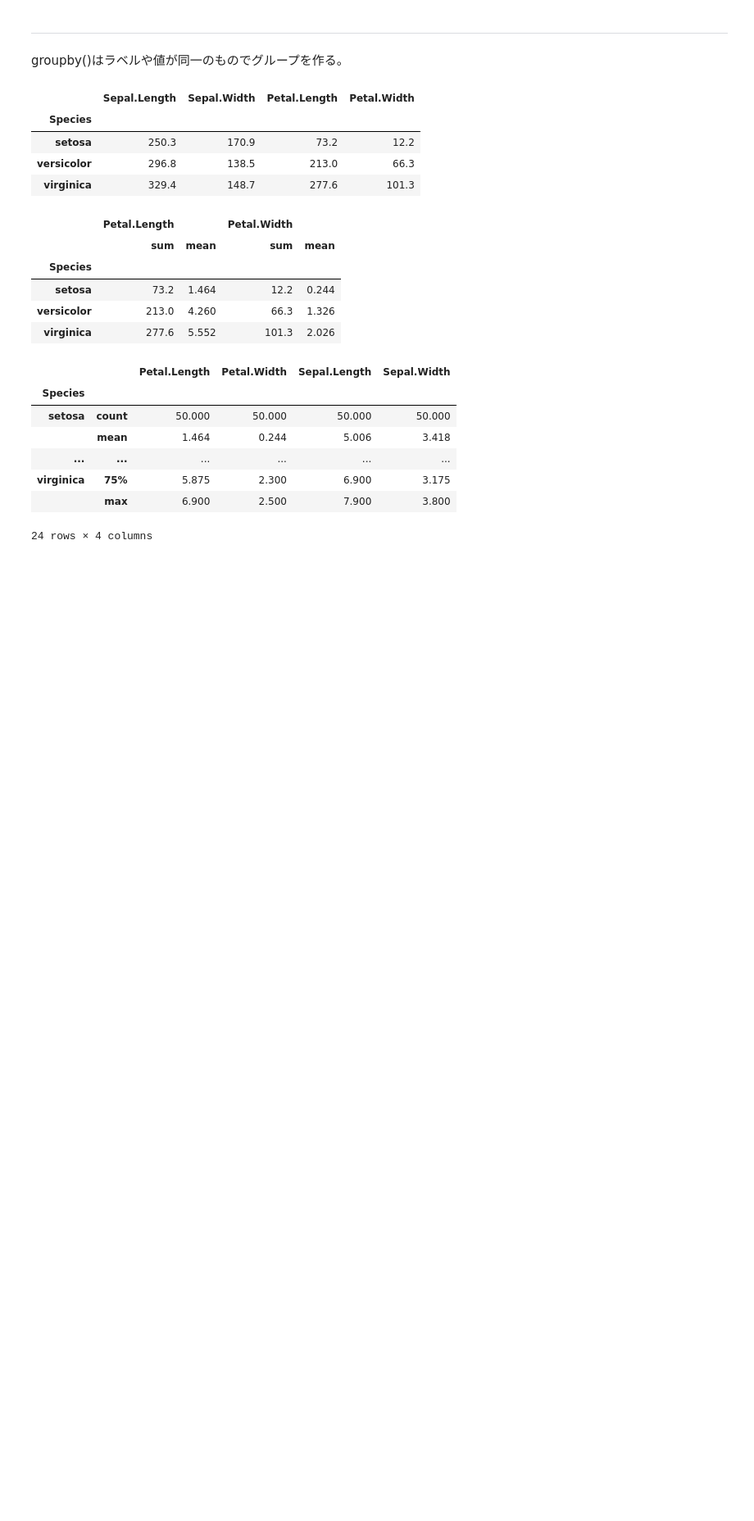
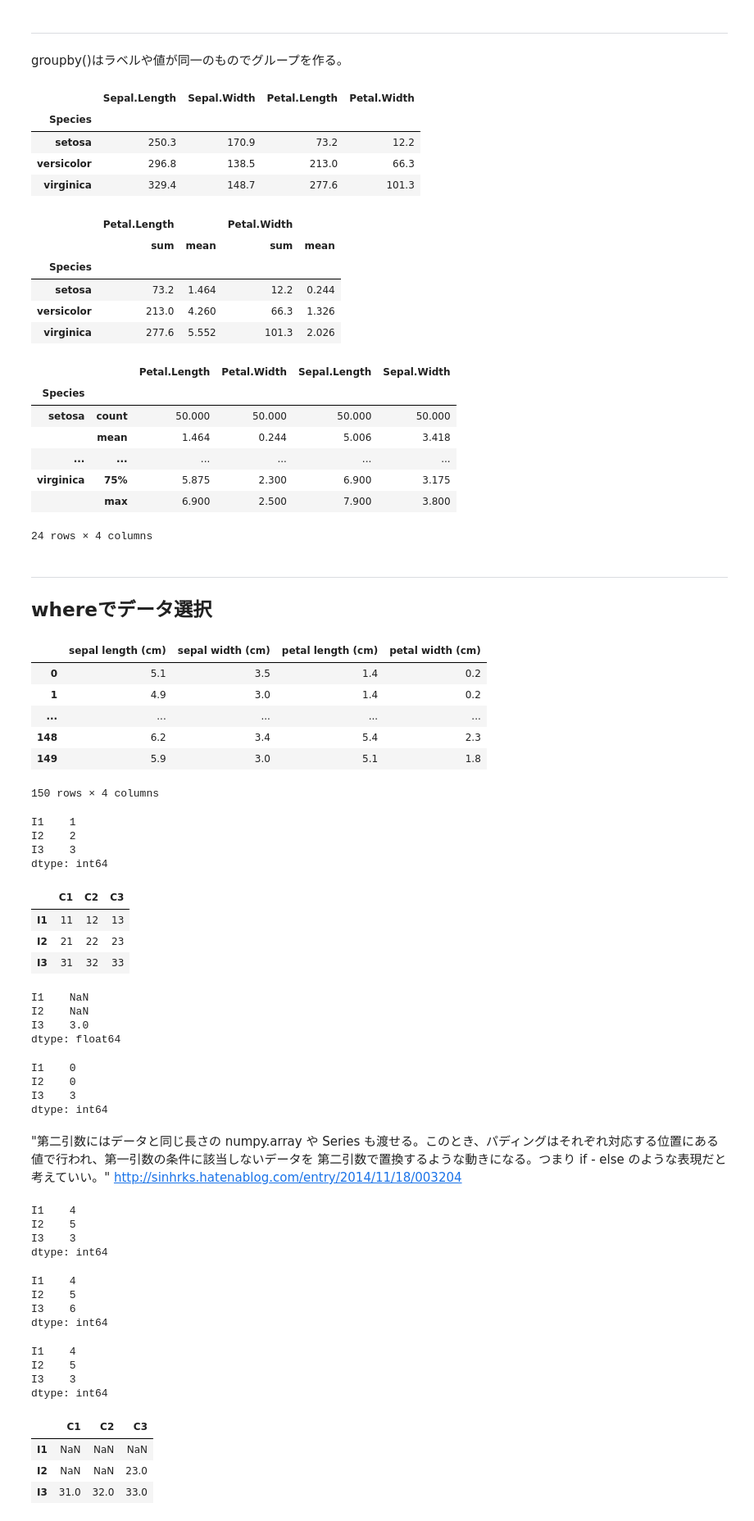
Before and after one commit to lyakaap/notebooks, a Jupyter notebook: MachineLearning/pandas_tutorial.ipynb, the cells around one changed output. Shown at 82% size. Drawn from its saved outputs; the diff is of its cells as text; code cells hidden in the pictures; blank space fills up the shorter version.

```diff
--- a/MachineLearning/pandas_tutorial.ipynb
+++ b/MachineLearning/pandas_tutorial.ipynb
@@ -352,3 +352,81 @@ iris.groupby('Species').describe()
 | virginica | 75% | 5.875 | 2.300 | 6.900 | 3.175 |
 |  | max | 6.900 | 2.500 | 7.900 | 3.800 |
 24 rows × 4 columns
+# %% [markdown]
+---
+## whereでデータ選択
+# %%
+df
+# %% [output]
+|  | sepal length (cm) | sepal width (cm) | petal length (cm) | petal width (cm) |
+| 0 | 5.1 | 3.5 | 1.4 | 0.2 |
+| 1 | 4.9 | 3.0 | 1.4 | 0.2 |
+| ... | ... | ... | ... | ... |
+| 148 | 6.2 | 3.4 | 5.4 | 2.3 |
+| 149 | 5.9 | 3.0 | 5.1 | 1.8 |
+150 rows × 4 columns
+# %%
+s1 = pd.Series([1, 2, 3], index=['I1', 'I2', 'I3'])
+s1
+# %% [output]
+I1    1
+I2    2
+I3    3
+dtype: int64
+# %%
+df1 = pd.DataFrame({'C1': [11, 21, 31],
+                    'C2': [12, 22, 32],
+                    'C3': [13, 23, 33]},
+                   index = ['I1', 'I2', 'I3'])
+df1
+# %% [output]
+|  | C1 | C2 | C3 |
+| I1 | 11 | 12 | 13 |
+| I2 | 21 | 22 | 23 |
+| I3 | 31 | 32 | 33 |
+# %%
+s1.where(s1 > 2) # 条件を満たさない部分はNaNが埋められる
+# %% [output]
+I1    NaN
+I2    NaN
+I3    3.0
+dtype: float64
+# %%
+s1.where(s1 > 2, 0) # NaN埋めの代わりに引数で指定したもので埋めることが出来る
+# %% [output]
+I1    0
+I2    0
+I3    3
+dtype: int64
+# %% [markdown]
+"第二引数にはデータと同じ長さの numpy.array や Series も渡せる。このとき、パディングはそれぞれ対応する位置にある値で行われ、第一引数の条件に該当しないデータを 第二引数で置換するような動きになる。つまり if - else のような表現だと考えていい。" http://sinhrks.hatenablog.com/entry/2014/11/18/003204
+# %%
+s1.where(s1 > 2, np.array([4, 5, 6]))
+# %% [output]
+I1    4
+I2    5
+I3    3
+dtype: int64
+# %%
+# 置換用の Series を作る
+s2 = pd.Series([4, 5, 6], index = ['I1', 'I2', 'I3'])
+s2
+# %% [output]
+I1    4
+I2    5
+I3    6
+dtype: int64
+# %%
+s1.where(s1 > 2, s2)
+# %% [output]
+I1    4
+I2    5
+I3    3
+dtype: int64
+# %%
+df1.where(df1 > 22)
+# %% [output]
+|  | C1 | C2 | C3 |
+| I1 | NaN | NaN | NaN |
+| I2 | NaN | NaN | 23.0 |
+| I3 | 31.0 | 32.0 | 33.0 |
```
Also changed, not shown: parts of 8 cells of this notebook.
